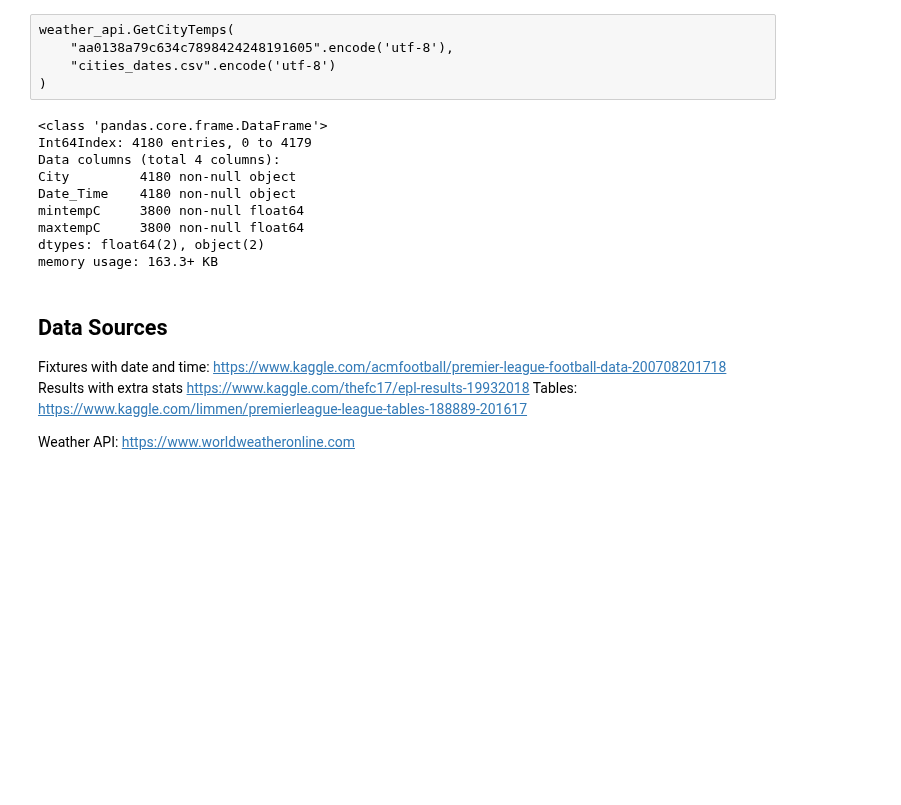
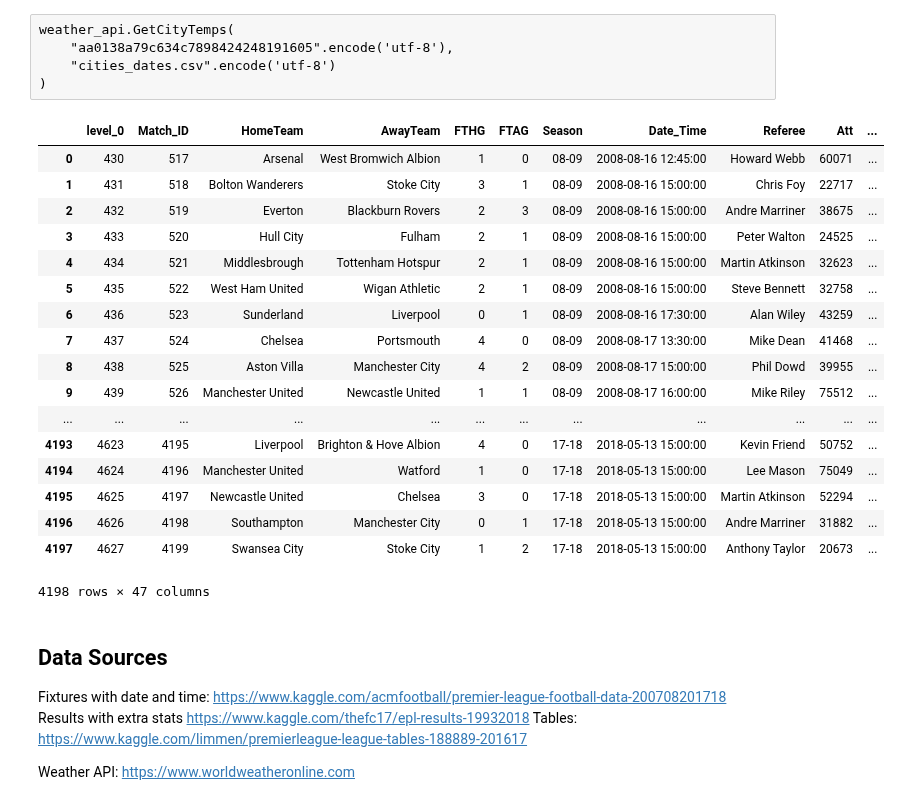
Before and after one commit to myfriendscallmeJ/a4, a Jupyter notebook: Project 4.ipynb, the cells around one changed output. Cells and saved outputs as stored; diff of their text form; code cells hidden in the pictures; blank space fills up the shorter version.

Commit message:
Weather data appended extra info

```diff
--- a/Project 4.ipynb
+++ b/Project 4.ipynb
@@ -544,18 +544,34 @@ weather_api.GetCityTemps(
 )
 # %%
 weather = pd.read_csv("./cities_dates.csv", index_col=0)
-# %%
-weather.info()
-# %% [output]
-<class 'pandas.core.frame.DataFrame'>
-Int64Index: 4180 entries, 0 to 4179
-Data columns (total 4 columns):
-City         4180 non-null object
-Date_Time    4180 non-null object
-mintempC     3800 non-null float64
-maxtempC     3800 non-null float64
-dtypes: float64(2), object(2)
-memory usage: 163.3+ KB
+# %%
+## Clean weather data
+# drop nan values (fixtures before 1st July 2008 will not have weather data)
+# merge into PremierLeague DataFrame
+# convert Date_Time into python datetime
+
+Prems = PremierLeague.merge(weather, on=['City', 'Date_Time'], how='outer').dropna().reset_index().copy()
+Prems['Date_Time'] = pd.to_datetime(Prems['Date_Time'])
+Prems
+# %% [output]
+|  | level_0 | Match_ID | HomeTeam | AwayTeam | FTHG | FTAG | Season | Date_Time | Referee | Att | ... |
+| 0 | 430 | 517 | Arsenal | West Bromwich Albion | 1 | 0 | 08-09 | 2008-08-16 12:45:00 | Howard Webb | 60071 | ... |
+| 1 | 431 | 518 | Bolton Wanderers | Stoke City | 3 | 1 | 08-09 | 2008-08-16 15:00:00 | Chris Foy | 22717 | ... |
+| 2 | 432 | 519 | Everton | Blackburn Rovers | 2 | 3 | 08-09 | 2008-08-16 15:00:00 | Andre Marriner | 38675 | ... |
+| 3 | 433 | 520 | Hull City | Fulham | 2 | 1 | 08-09 | 2008-08-16 15:00:00 | Peter Walton | 24525 | ... |
+| 4 | 434 | 521 | Middlesbrough | Tottenham Hotspur | 2 | 1 | 08-09 | 2008-08-16 15:00:00 | Martin Atkinson | 32623 | ... |
+| 5 | 435 | 522 | West Ham United | Wigan Athletic | 2 | 1 | 08-09 | 2008-08-16 15:00:00 | Steve Bennett | 32758 | ... |
+| 6 | 436 | 523 | Sunderland | Liverpool | 0 | 1 | 08-09 | 2008-08-16 17:30:00 | Alan Wiley | 43259 | ... |
+| 7 | 437 | 524 | Chelsea | Portsmouth | 4 | 0 | 08-09 | 2008-08-17 13:30:00 | Mike Dean | 41468 | ... |
+| 8 | 438 | 525 | Aston Villa | Manchester City | 4 | 2 | 08-09 | 2008-08-17 15:00:00 | Phil Dowd | 39955 | ... |
+| 9 | 439 | 526 | Manchester United | Newcastle United | 1 | 1 | 08-09 | 2008-08-17 16:00:00 | Mike Riley | 75512 | ... |
+| ... | ... | ... | ... | ... | ... | ... | ... | ... | ... | ... | ... |
+| 4193 | 4623 | 4195 | Liverpool | Brighton & Hove Albion | 4 | 0 | 17-18 | 2018-05-13 15:00:00 | Kevin Friend | 50752 | ... |
+| 4194 | 4624 | 4196 | Manchester United | Watford | 1 | 0 | 17-18 | 2018-05-13 15:00:00 | Lee Mason | 75049 | ... |
+| 4195 | 4625 | 4197 | Newcastle United | Chelsea | 3 | 0 | 17-18 | 2018-05-13 15:00:00 | Martin Atkinson | 52294 | ... |
+| 4196 | 4626 | 4198 | Southampton | Manchester City | 0 | 1 | 17-18 | 2018-05-13 15:00:00 | Andre Marriner | 31882 | ... |
+| 4197 | 4627 | 4199 | Swansea City | Stoke City | 1 | 2 | 17-18 | 2018-05-13 15:00:00 | Anthony Taylor | 20673 | ... |
+4198 rows × 47 columns
 # %% [markdown]
 <a id="Data_Sources"></a>
 ## Data Sources
```
Also changed, not shown: parts of 4 cells of this notebook, 3 other files.
